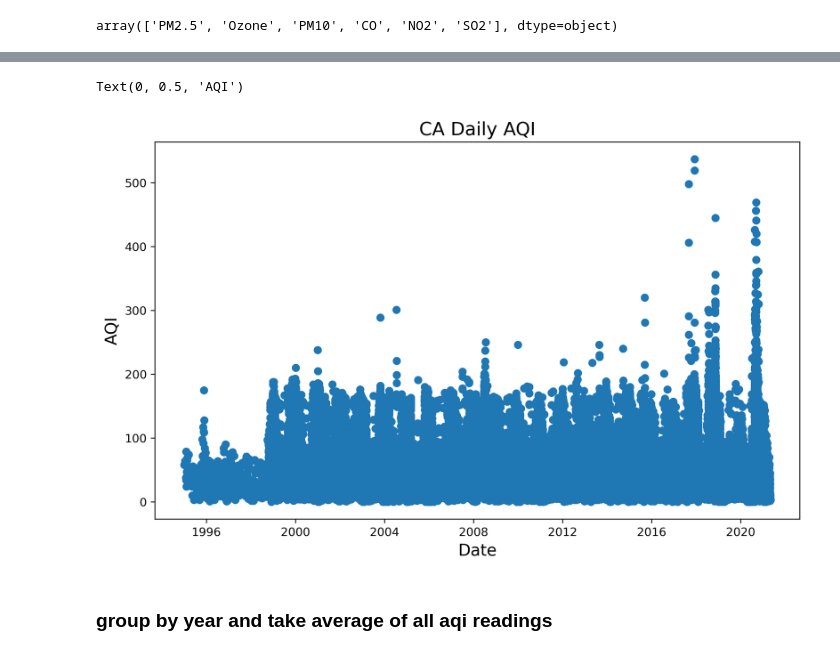
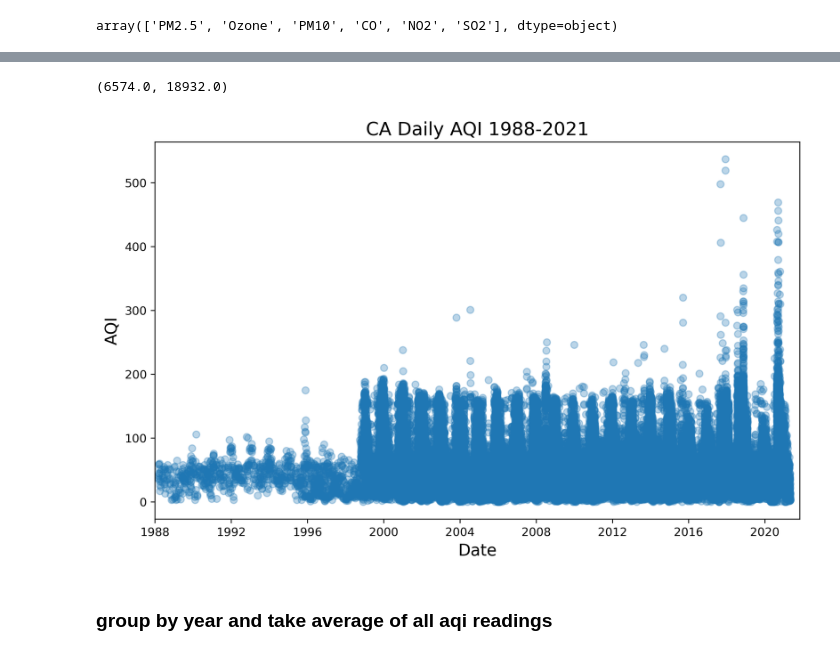
Before and after one commit to aqi-science/notebook, a Jupyter notebook: wildfire.ipynb, the cells around one changed output, grey strips where cells are left out. Saved outputs shown, nothing was run; the diff lists cells and outputs as text; code cells hidden in the pictures.

```diff
--- a/wildfire.ipynb
+++ b/wildfire.ipynb
@@ -11,6 +12,7 @@ import datetime
 # %%
 # load in complete csv file
-aqi_all=pd.read_csv('aqi_df.csv')
+aqi_all = pd.read_csv("data/aqi_df.csv")
+#aqi_all=pd.read_csv("data\aqi_df.csv")
 # aqi_all
 # %%
 # format date as datetime
@@ -20,8 +22,8 @@ aqi_all['Date']=pd.to_datetime(aqi_all['Date'], format = '%Y-%m-%d')
 aqi_all['Year'] = pd.DatetimeIndex(aqi_all['Date']).year
 
 # get category column as a factor
-aqi_all["Category"] = aqi_all.Category.astype('category')
-aqi_ca_pm.dtypes
+#aqi_all["Category"] = aqi_all.Category.astype('category')
+#aqi_all.dtypes
 
 aqi_all_dtypes=aqi_all.dtypes
 print(aqi_all_dtypes)
@@ -87,9 +74,6 @@ aqi_ca["Defining Parameter"].unique()
 array(['PM2.5', 'Ozone', 'PM10', 'CO', 'NO2', 'SO2'], dtype=object)
 # %%
 aqi_ca_pm = aqi_ca[aqi_ca["Defining Parameter"].str.startswith('PM2.5')]
-#aqi_ca_pm["Defining Parameter"].unique()
-
-# get category column as a factor
-aqi_ca_pm["Category"] = aqi_ca_pm.Category.astype('category')
-aqi_ca_pm.dtypes
+aqi_ca_pm["Year"].unique()
+# --- 1988 is the first year on record for this subset
 # %% [output]
@@ -114,18 +84,17 @@ dtype: object
 # %%
 # practice plot
 
 plt.figure(figsize=(10, 6), dpi=300)    # create a new figure, set size and resolution (dpi)
-plt.scatter(aqi_ca_pm['Date'], aqi_ca_pm['AQI'])  # add data to the plot
+plt.scatter(aqi_ca_pm['Date'], aqi_ca_pm['AQI'], alpha=0.3)  # add data to the plot
 
 #plt.legend(scatterpoints=1, handles='County Code', frameon=False, labelspacing=1, title='County Code')
 
-plt.title('CA Daily AQI', fontsize=16)
+plt.title('CA Daily AQI 1988-2021', fontsize=16)
 plt.xlabel('Date', fontsize=14)
 plt.ylabel('AQI', fontsize=14)
-#plt.xlim([np.datetime64('2020-01-01'), np.datetime64('2020-12-31')])
-#plt.ylim(0,500)
+plt.xlim([np.datetime64('1988-01-01'), np.datetime64('2021-11-01')])
 # %% [output]
-Text(0, 0.5, 'AQI')
+(6574.0, 18932.0)
-[figure, old version]
+[figure, new version]
 # %% [markdown]
 ### group by year and take average of all aqi readings
```
Also changed, not shown: parts of 22 cells of this notebook.
